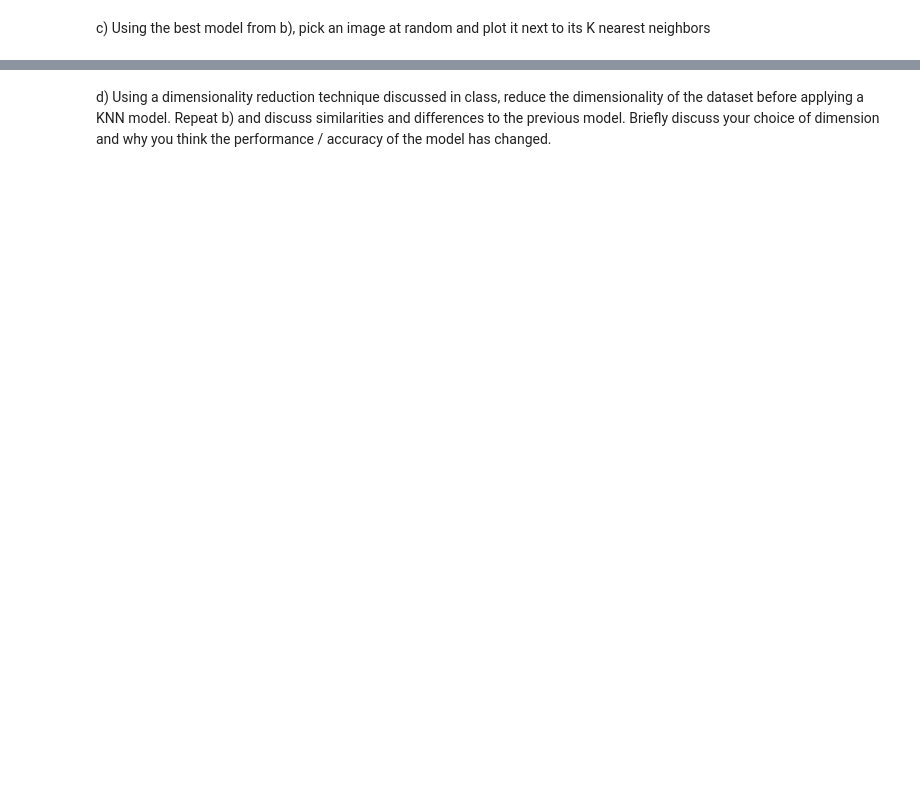
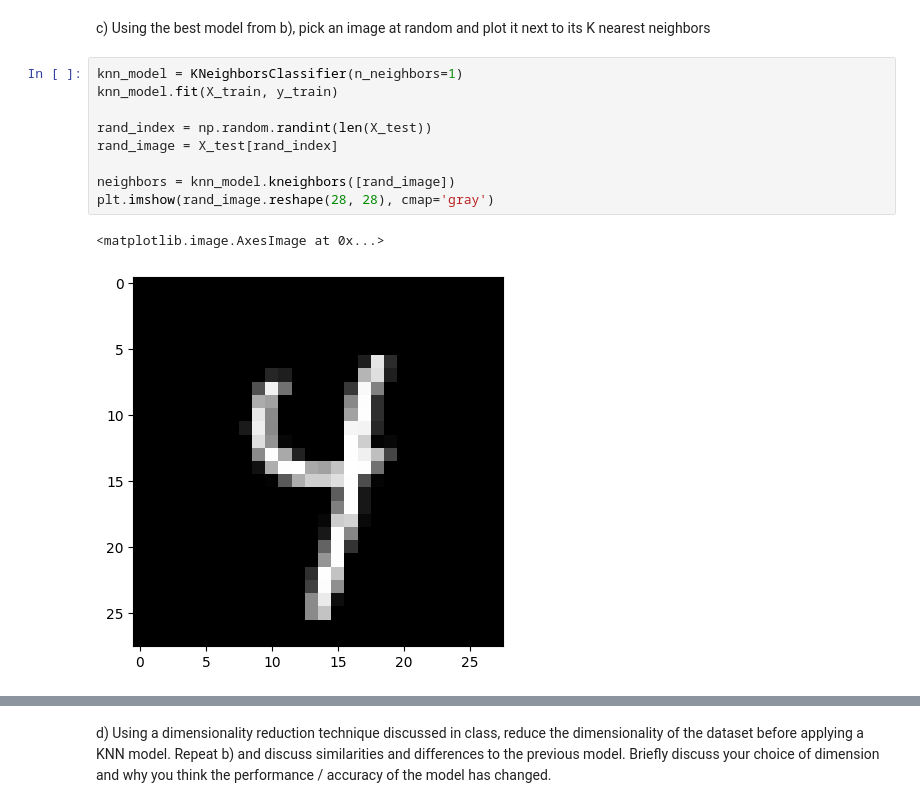
Before and after one commit to TristanLee187/Data-Science-Fundamentals, a Jupyter notebook: lecture_12/worksheet_12.ipynb, the cells around one changed output, grey strips where cells are left out. Saved outputs shown, nothing was run; the diff lists cells and outputs as text; blank space fills up the shorter version.

```diff
--- a/lecture_12/worksheet_12.ipynb
+++ b/lecture_12/worksheet_12.ipynb
@@ -181,2 +201,14 @@ from sklearn.neighbors import KNeighborsClassifier
 # %% [markdown]
 c) Using the best model from b), pick an image at random and plot it next to its K nearest neighbors
+# %%
+knn_model = KNeighborsClassifier(n_neighbors=1)
+knn_model.fit(X_train, y_train)
+
+rand_index = np.random.randint(len(X_test))
+rand_image = X_test[rand_index]
+
+neighbors = knn_model.kneighbors([rand_image])
+plt.imshow(rand_image.reshape(28, 28), cmap='gray')
+# %% [output]
+<matplotlib.image.AxesImage at 0x...>
+[figure, added]
```
Also changed, not shown: parts of 27 cells of this notebook, 5 other files.
